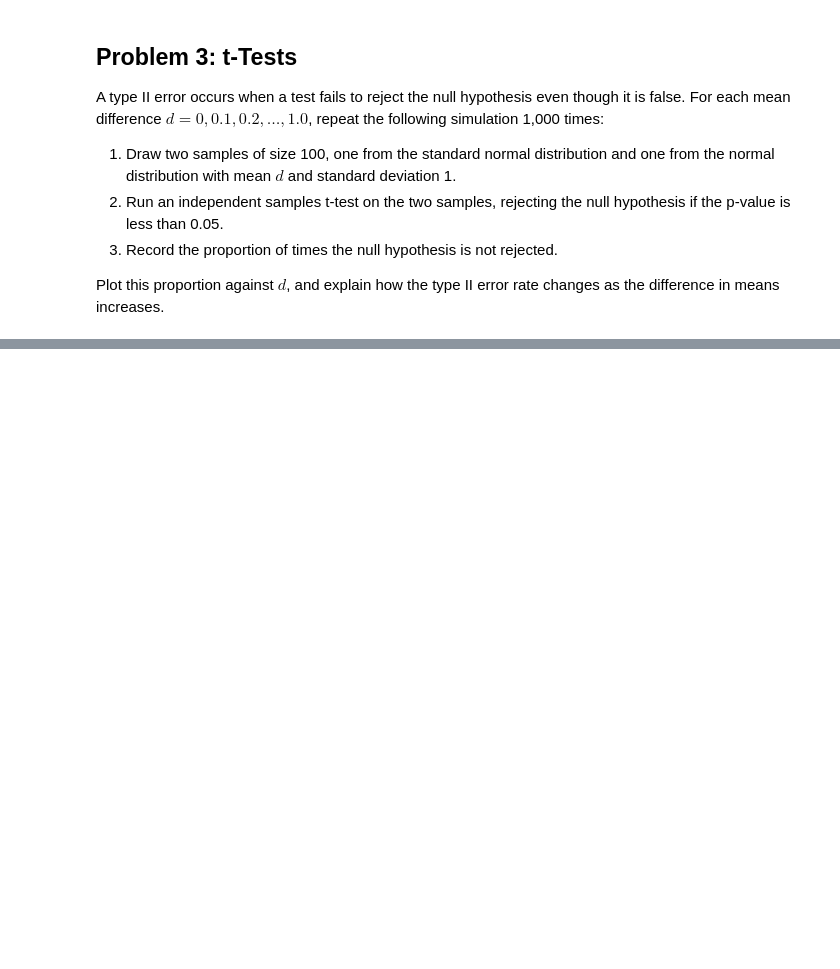
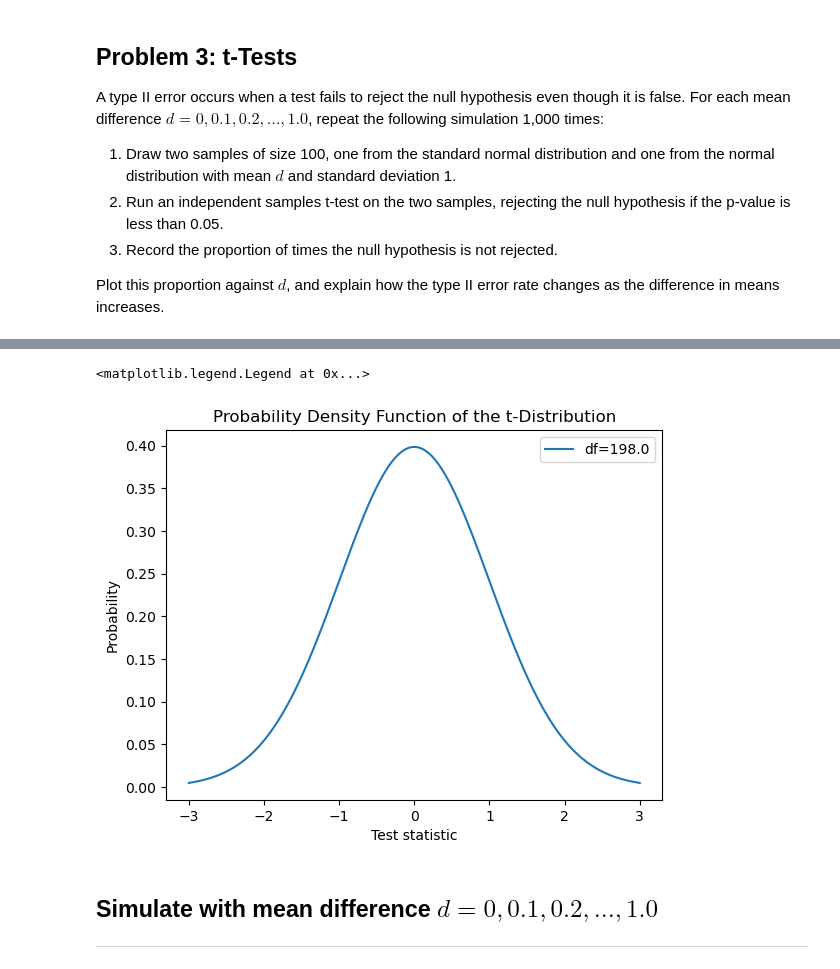
Before and after one commit to a-o-connor/applied_statistics_assessment, a Jupyter notebook: problems.ipynb, the cells around one changed output, grey strips where cells are left out. Saved outputs shown, nothing was run; the diff lists cells and outputs as text; code cells hidden in the pictures; blank space fills up the shorter version.

```diff
--- a/problems.ipynb
+++ b/problems.ipynb
@@ -366 +361,20 @@ For a mean difference of 1.0, a p-value of 0.000
+# %%
+fig, ax = plt.subplots()
+
+x = np.linspace(-3.0,3.0, 1000) #create a range of 1000 x values between -3 and +3
+
+#Plot the t-distribution
+ax.plot(x, stats.t.pdf(x, df=198), #https://docs.scipy.org/doc/scipy/reference/generated/scipy.stats.t.html - generates the probability density function for a t statistic with 198 degrees freedom
+        label="df=198.0")
+# ax.plot(x, stats.norm.pdf(x, 0, 1), label="Standard Normal Distribution")
+ax.set_title("Probability Density Function of the t-Distribution")
+ax.set_xlabel("Test statistic")
+ax.set_ylabel("Probability")
+ax.legend()
+# %% [output]
+<matplotlib.legend.Legend at 0x...>
+[figure, added]
+# %% [markdown]
+## Simulate with mean difference $d = 0, 0.1, 0.2, \dots, 1.0$
+*******************************************
 # %%
```
Also changed, not shown: parts of 7 cells of this notebook, 1 other file.
